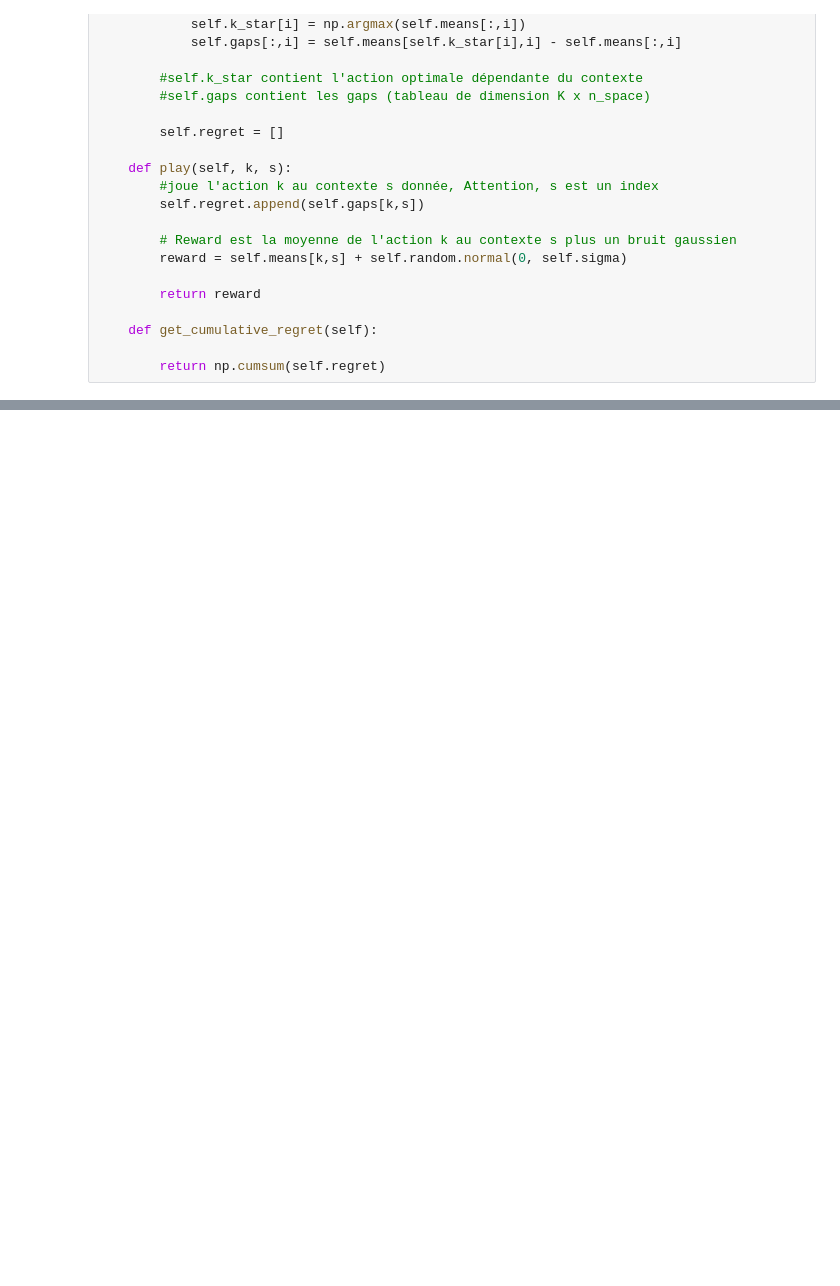
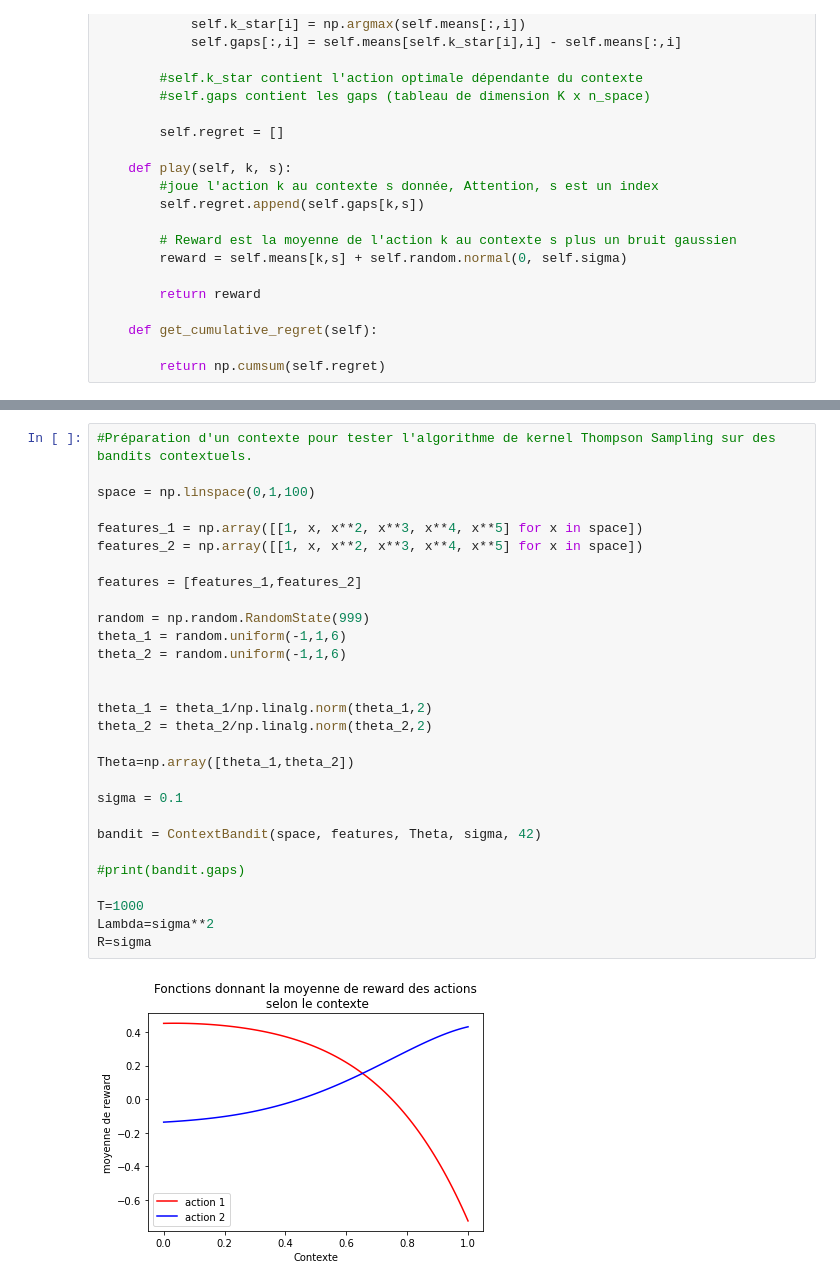
Before and after one commit to vincentmasse/IFT-7201, a Jupyter notebook: Devoir1_RL_no4.ipynb, the cells around one changed output, grey strips where cells are left out. Cells and saved outputs as stored; diff of their text form; blank space fills up the shorter version.

```diff
--- a/Devoir1_RL_no4.ipynb
+++ b/Devoir1_RL_no4.ipynb
@@ -256,0 +226,31 @@ plt.plot(bandit.get_cumulative_regret())
+# %%
+#Préparation d'un contexte pour tester l'algorithme de kernel Thompson Sampling sur des bandits contextuels.
+
+space = np.linspace(0,1,100)
+
+features_1 = np.array([[1, x, x**2, x**3, x**4, x**5] for x in space])
+features_2 = np.array([[1, x, x**2, x**3, x**4, x**5] for x in space])
+
+features = [features_1,features_2]
+
+random = np.random.RandomState(999)
+theta_1 = random.uniform(-1,1,6)
+theta_2 = random.uniform(-1,1,6)
+
+
+theta_1 = theta_1/np.linalg.norm(theta_1,2)
+theta_2 = theta_2/np.linalg.norm(theta_2,2)
+
+Theta=np.array([theta_1,theta_2])
+
+sigma = 0.1
+
+bandit = ContextBandit(space, features, Theta, sigma, 42)
+
+#print(bandit.gaps)
+
+T=1000
+Lambda=sigma**2
+R=sigma
+# %% [output]
+[figure, added]
```
Also changed, not shown: parts of 12 cells of this notebook, 4 other files.
